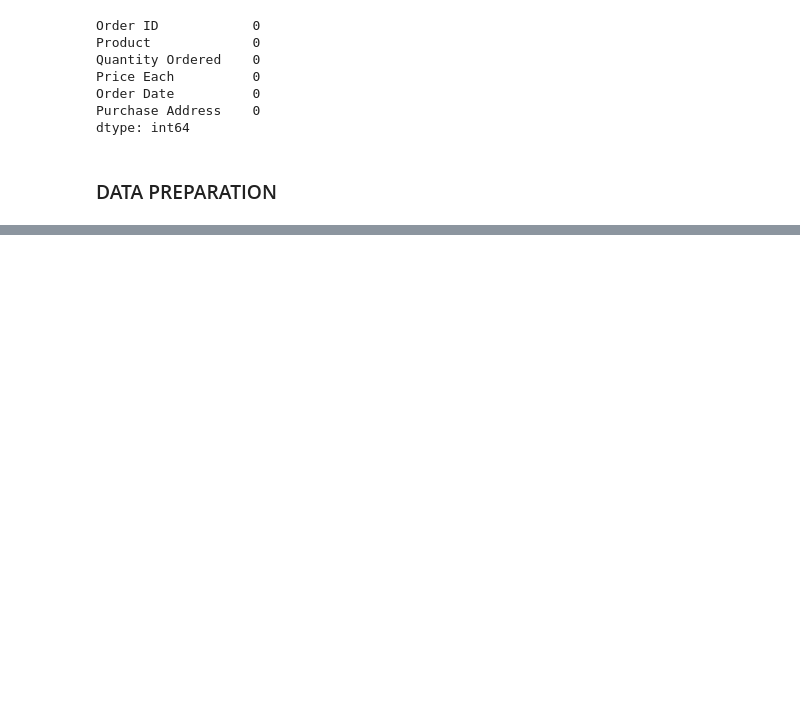
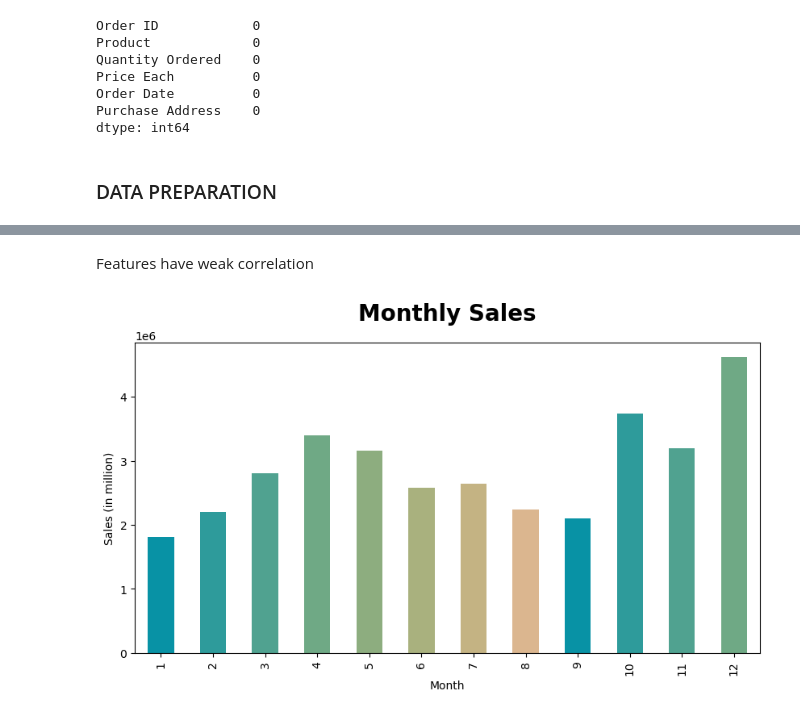
Before and after one commit to hmtalha786/Movie-Recommendation-System, a Jupyter notebook: Code.ipynb, the cells around one changed output, grey strips where cells are left out. Saved outputs shown, nothing was run; the diff lists cells and outputs as text; code cells hidden in the pictures; blank space fills up the shorter version.

```diff
--- a/Code.ipynb
+++ b/Code.ipynb
@@ -299,0 +324,14 @@ High order are happend in December and October that have 25,000 and 20,000 order
+# %% [markdown]
+Features have weak correlation
+# %%
+df_month = df.groupby('Month')['Sales'].sum()
+
+plt.figure(figsize=(10,5))
+
+df_month.plot(kind='bar',color=['#0892a5','#2e9b9b','#50a290','#6fa985','#8dad7f','#a9b17e','#c4b383','#dbb68f'])
+plt.title('Monthly Sales',weight='bold',fontsize=20,pad=20)
+plt.ylabel('Sales (in million)')
+
+plt.show()
+# %% [output]
+[figure, added]
```
Also changed, not shown: parts of 39 cells of this notebook.
